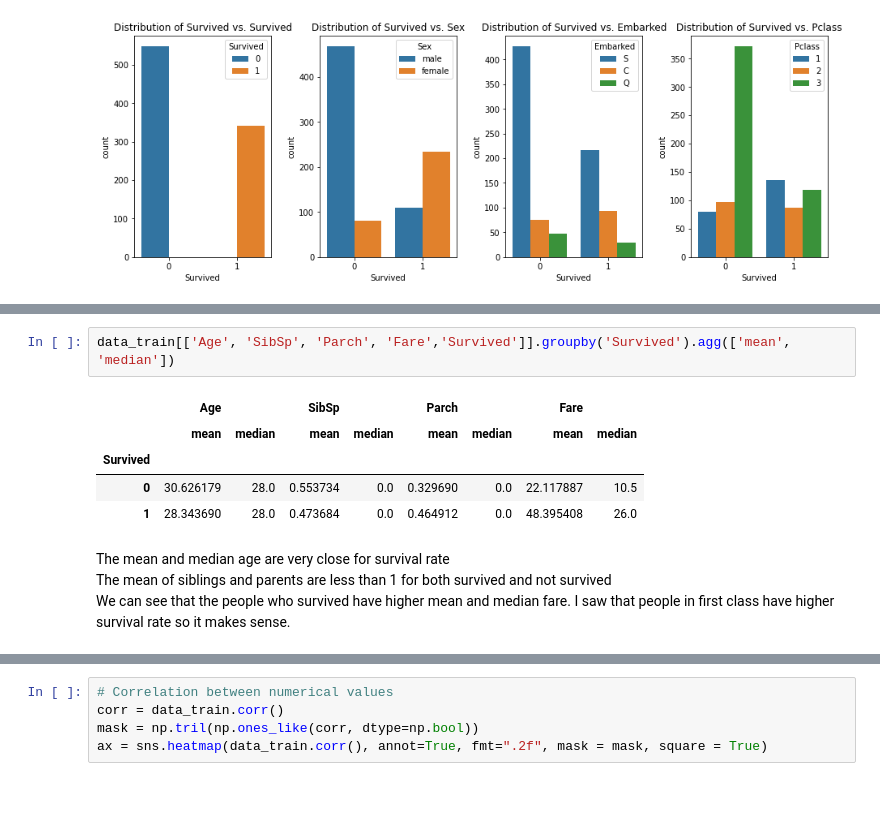
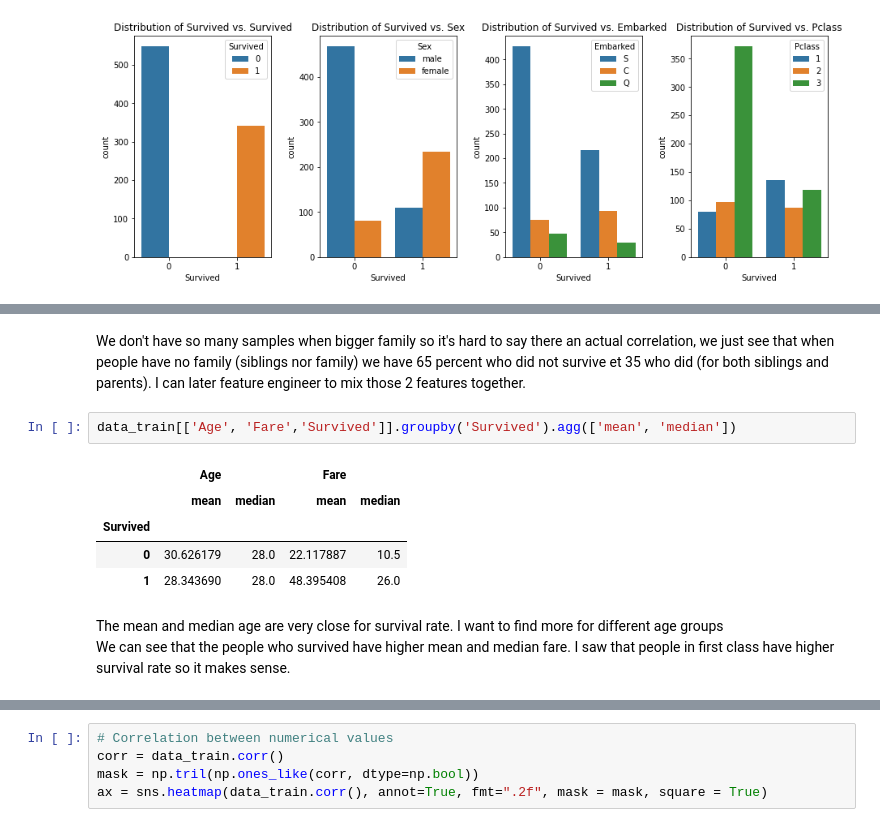
Before and after one commit to noakawa/Titanic, a Jupyter notebook: Titanic.ipynb, the cells around one changed output, grey strips where cells are left out. Drawn from its saved outputs; the diff is of its cells as text; blank space fills up the shorter version.

```diff
--- a/Titanic.ipynb
+++ b/Titanic.ipynb
@@ -191,12 +234,13 @@ Very interesting results: female have a survival rate higher than male, those wh
+# %% [markdown]
+We don't have so many samples when bigger family so it's hard to say there an actual correlation, we just see that when people have no family (siblings nor family) we have 65 percent who did not survive et 35 who did (for both siblings and parents). I can later feature engineer to mix those 2 features together.
 # %%
-data_train[['Age', 'SibSp', 'Parch', 'Fare','Survived']].groupby('Survived').agg(['mean', 'median'])
+data_train[['Age', 'Fare','Survived']].groupby('Survived').agg(['mean', 'median'])
 # %% [output]
-|  | Age |  | SibSp |  | Parch |  | Fare |  |
-|  | mean | median | mean | median | mean | median | mean | median |
-| Survived |  |  |  |  |  |  |  |  |
-| 0 | 30.626179 | 28.0 | 0.553734 | 0.0 | 0.329690 | 0.0 | 22.117887 | 10.5 |
-| 1 | 28.343690 | 28.0 | 0.473684 | 0.0 | 0.464912 | 0.0 | 48.395408 | 26.0 |
+|  | Age |  | Fare |  |
+|  | mean | median | mean | median |
+| Survived |  |  |  |  |
+| 0 | 30.626179 | 28.0 | 22.117887 | 10.5 |
+| 1 | 28.343690 | 28.0 | 48.395408 | 26.0 |
 # %% [markdown]
-The mean and median age are very close for survival rate <br>
-The mean of siblings and parents are less than 1 for both survived and not survived <br>
+The mean and median age are very close for survival rate. I want to find more for different age groups <br>
 We can see that the people who survived have higher mean and median fare. I saw that people in first class have higher survival rate so it makes sense.
```
Also changed, not shown: parts of 107 cells of this notebook.
